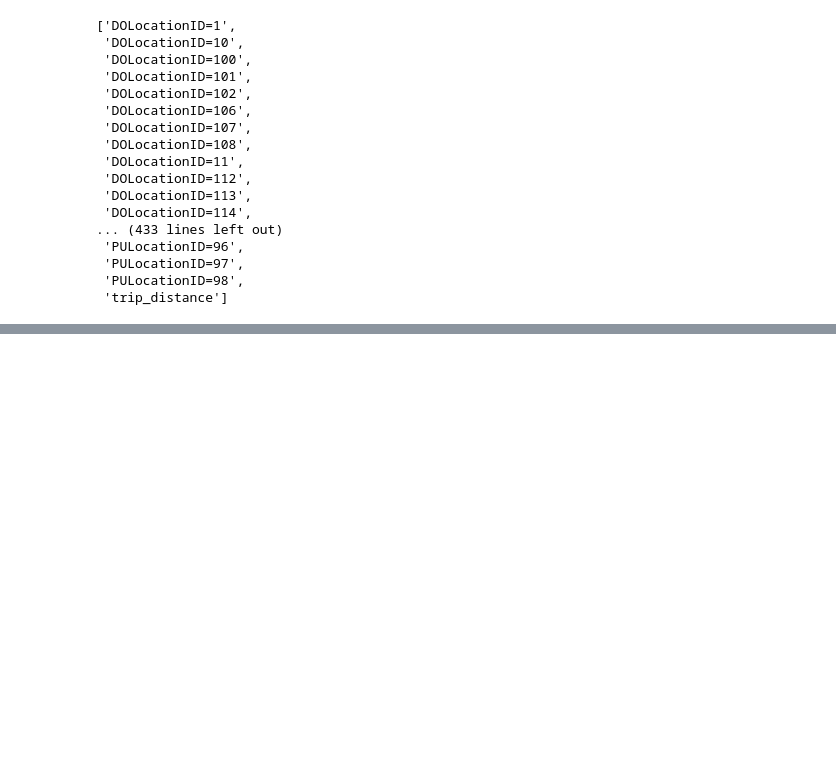
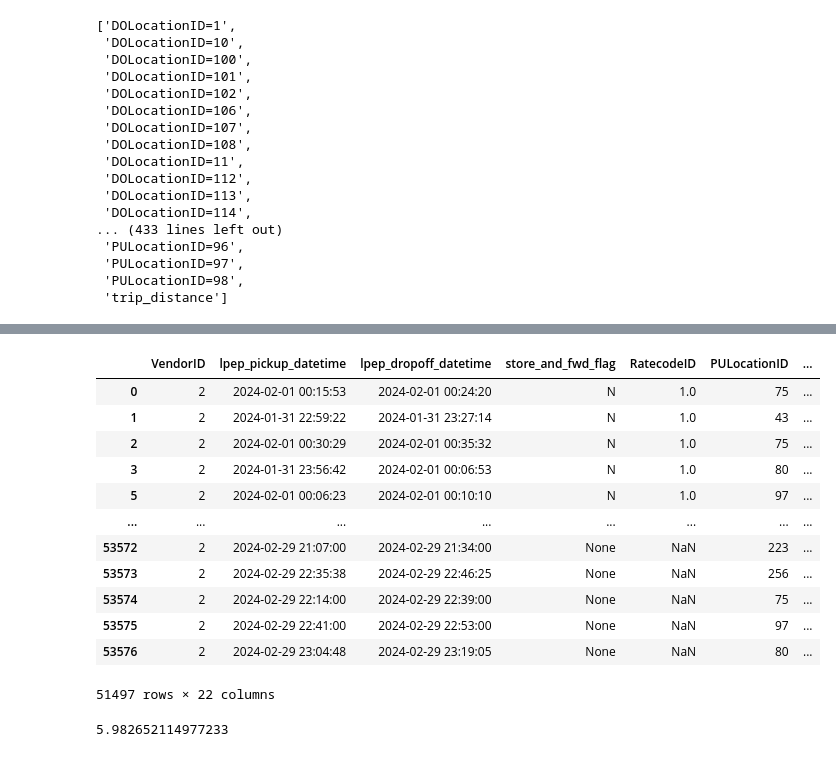
Before and after one commit to akshayghime/MLops-Ride-Duration, a Jupyter notebook: 01-intro/duration-prediction.ipynb, the cells around one changed output, grey strips where cells are left out. Cells and saved outputs as stored; diff of their text form; code cells hidden in the pictures; blank space fills up the shorter version.

```diff
--- a/01-intro/duration-prediction.ipynb
+++ b/01-intro/duration-prediction.ipynb
@@ -178,0 +213,17 @@ target = 'distance'
+# %%
+def read_dataframe(filename):
+    df = pd.read_parquet(filename)
+
+    df.lpep_pickup_datetime = pd.to_datetime(df.lpep_pickup_datetime)
+    df.lpep_dropoff_datetime = pd.to_datetime(df.lpep_dropoff_datetime)
+
+    df['duration']= df.lpep_dropoff_datetime - df.lpep_pickup_datetime
+    df.duration = df.duration.apply(lambda td: td.total_seconds()/60)
+
+    df = df[(df.duration >= 1) & (df.duration <= 60)]
+
+    categorical = ['PULocationID','DOLocationID']
+
+    df[categorical] = df[categorical].astype(str)
+
+    return df
@@ -178,0 +232,2 @@ target = 'distance'
+# %%
+df_validation = read_dataframe('https://d37ci6vzurychx.cloudfront.net/trip-data/green_tripdata_2024-02.parquet')
@@ -178,0 +238,19 @@ target = 'distance'
+# %%
+df_train['PU_DO']= df_train['PULocationID'] + '_' + df_train['DOLocationID']
+df_validation['PU_DO']= df_validation['PULocationID'] + '_' + df_validation['DOLocationID']
+# %%
+df_validation
+# %% [output]
+|  | VendorID | lpep_pickup_datetime | lpep_dropoff_datetime | store_and_fwd_flag | RatecodeID | PULocationID | ... |
+| 0 | 2 | 2024-02-01 00:15:53 | 2024-02-01 00:24:20 | N | 1.0 | 75 | ... |
+| 1 | 2 | 2024-01-31 22:59:22 | 2024-01-31 23:27:14 | N | 1.0 | 43 | ... |
+| 2 | 2 | 2024-02-01 00:30:29 | 2024-02-01 00:35:32 | N | 1.0 | 75 | ... |
+| 3 | 2 | 2024-01-31 23:56:42 | 2024-02-01 00:06:53 | N | 1.0 | 80 | ... |
+| 5 | 2 | 2024-02-01 00:06:23 | 2024-02-01 00:10:10 | N | 1.0 | 97 | ... |
+| ... | ... | ... | ... | ... | ... | ... | ... |
+| 53572 | 2 | 2024-02-29 21:07:00 | 2024-02-29 21:34:00 | None | NaN | 223 | ... |
+| 53573 | 2 | 2024-02-29 22:35:38 | 2024-02-29 22:46:25 | None | NaN | 256 | ... |
+| 53574 | 2 | 2024-02-29 22:14:00 | 2024-02-29 22:39:00 | None | NaN | 75 | ... |
+| 53575 | 2 | 2024-02-29 22:41:00 | 2024-02-29 22:53:00 | None | NaN | 97 | ... |
+| 53576 | 2 | 2024-02-29 23:04:48 | 2024-02-29 23:19:05 | None | NaN | 80 | ... |
+51497 rows × 22 columns
@@ -178,0 +275,12 @@ target = 'distance'
+# %%
+#training
+lr = LinearRegression()
+lr.fit(X_train,y_train)
+
+#prediction
+y_pred = lr.predict(X_validation)
+
+#evaluation
+mean_squared_error(y_validation,y_pred,squared=False)
+# %% [output]
+5.982652114977233
```
Also changed, not shown: parts of 22 cells of this notebook.
